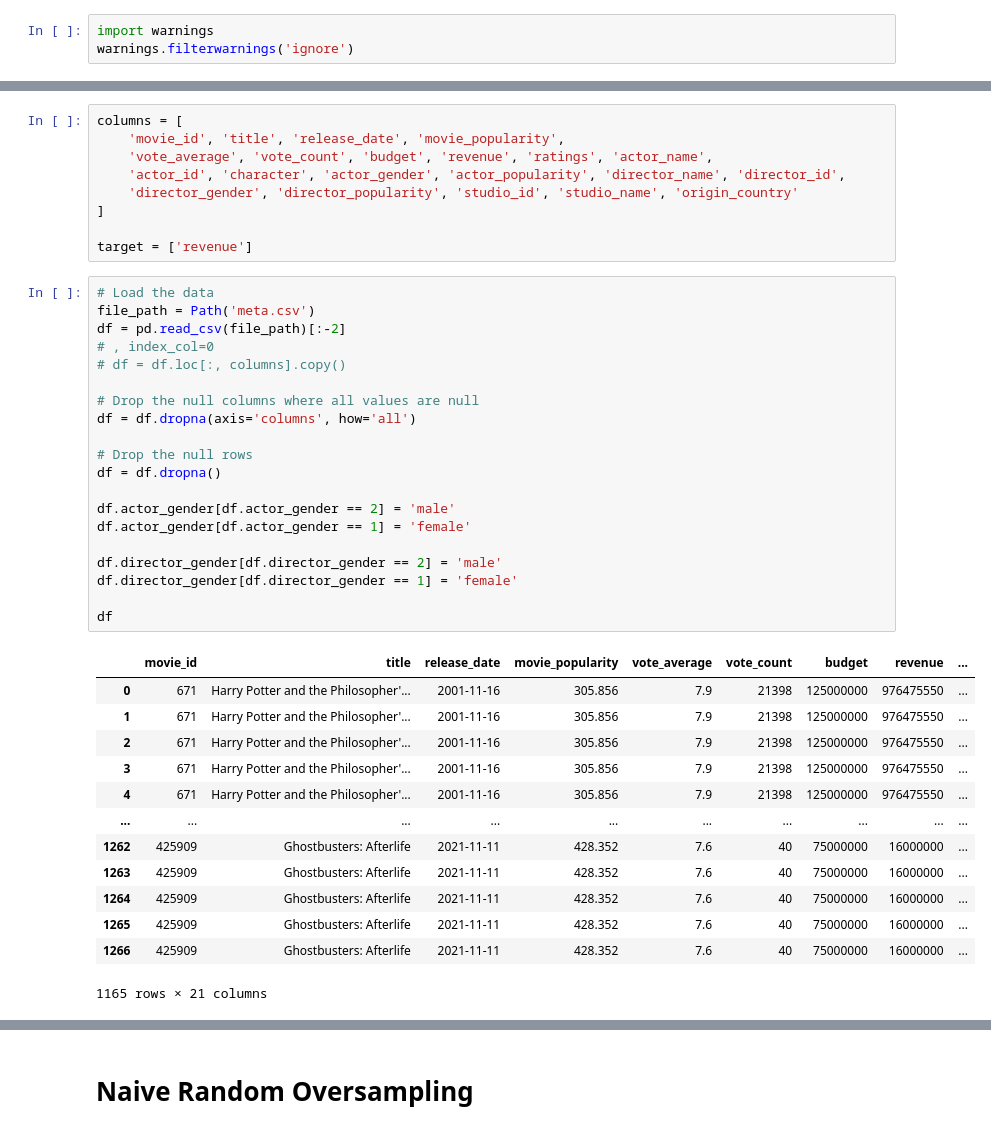
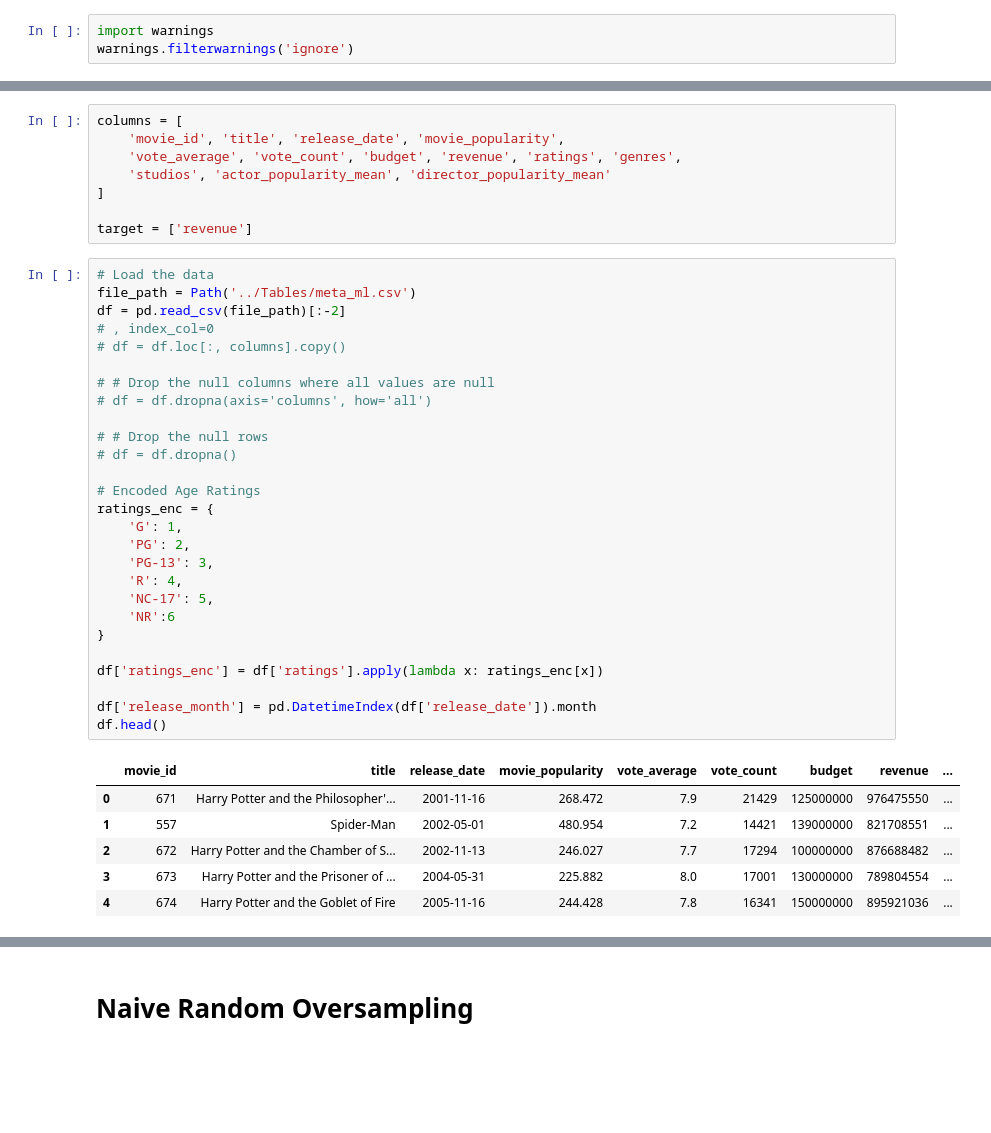
Before and after one commit to a-lau-gonza/The-Final-Project_F-PALS, a Jupyter notebook: Notebooks/resampling.ipynb, the cells around one changed output, grey strips where cells are left out. Saved outputs shown, nothing was run; the diff lists cells and outputs as text; blank space fills up the shorter version.

```diff
--- a/Notebooks/resampling.ipynb
+++ b/Notebooks/resampling.ipynb
@@ -13,43 +20,42 @@ from imblearn.metrics import classification_report_imbalanced
 # %%
 columns = [
     'movie_id', 'title', 'release_date', 'movie_popularity',
-    'vote_average', 'vote_count', 'budget', 'revenue', 'ratings', 'actor_name',
-    'actor_id', 'character', 'actor_gender', 'actor_popularity', 'director_name', 'director_id',
-    'director_gender', 'director_popularity', 'studio_id', 'studio_name', 'origin_country'
+    'vote_average', 'vote_count', 'budget', 'revenue', 'ratings', 'genres',
+    'studios', 'actor_popularity_mean', 'director_popularity_mean'
 ]
 
 target = ['revenue']
 # %%
 # Load the data
-file_path = Path('meta.csv')
+file_path = Path('../Tables/meta_ml.csv')
 df = pd.read_csv(file_path)[:-2]
 # , index_col=0
 # df = df.loc[:, columns].copy()
 
-# Drop the null columns where all values are null
-df = df.dropna(axis='columns', how='all')
+# # Drop the null columns where all values are null
+# df = df.dropna(axis='columns', how='all')
 
-# Drop the null rows
-df = df.dropna()
+# # Drop the null rows
+# df = df.dropna()
 
-df.actor_gender[df.actor_gender == 2] = 'male'
-df.actor_gender[df.actor_gender == 1] = 'female'
+# Encoded Age Ratings
+ratings_enc = {
+    'G': 1,
+    'PG': 2,
+    'PG-13': 3,
+    'R': 4,
+    'NC-17': 5,
+    'NR':6
+}
 
-df.director_gender[df.director_gender == 2] = 'male'
-df.director_gender[df.director_gender == 1] = 'female'
+df['ratings_enc'] = df['ratings'].apply(lambda x: ratings_enc[x])
 
-df
+df['release_month'] = pd.DatetimeIndex(df['release_date']).month
+df.head()
 # %% [output]
 |  | movie_id | title | release_date | movie_popularity | vote_average | vote_count | budget | revenue | ... |
-| 0 | 671 | Harry Potter and the Philosopher'... | 2001-11-16 | 305.856 | 7.9 | 21398 | 125000000 | 976475550 | ... |
-| 1 | 671 | Harry Potter and the Philosopher'... | 2001-11-16 | 305.856 | 7.9 | 21398 | 125000000 | 976475550 | ... |
-| 2 | 671 | Harry Potter and the Philosopher'... | 2001-11-16 | 305.856 | 7.9 | 21398 | 125000000 | 976475550 | ... |
-| 3 | 671 | Harry Potter and the Philosopher'... | 2001-11-16 | 305.856 | 7.9 | 21398 | 125000000 | 976475550 | ... |
-| 4 | 671 | Harry Potter and the Philosopher'... | 2001-11-16 | 305.856 | 7.9 | 21398 | 125000000 | 976475550 | ... |
-| ... | ... | ... | ... | ... | ... | ... | ... | ... | ... |
-| 1262 | 425909 | Ghostbusters: Afterlife | 2021-11-11 | 428.352 | 7.6 | 40 | 75000000 | 16000000 | ... |
-| 1263 | 425909 | Ghostbusters: Afterlife | 2021-11-11 | 428.352 | 7.6 | 40 | 75000000 | 16000000 | ... |
-| 1264 | 425909 | Ghostbusters: Afterlife | 2021-11-11 | 428.352 | 7.6 | 40 | 75000000 | 16000000 | ... |
-| 1265 | 425909 | Ghostbusters: Afterlife | 2021-11-11 | 428.352 | 7.6 | 40 | 75000000 | 16000000 | ... |
-| 1266 | 425909 | Ghostbusters: Afterlife | 2021-11-11 | 428.352 | 7.6 | 40 | 75000000 | 16000000 | ... |
+| 0 | 671 | Harry Potter and the Philosopher'... | 2001-11-16 | 268.472 | 7.9 | 21429 | 125000000 | 976475550 | ... |
+| 1 | 557 | Spider-Man | 2002-05-01 | 480.954 | 7.2 | 14421 | 139000000 | 821708551 | ... |
+| 2 | 672 | Harry Potter and the Chamber of S... | 2002-11-13 | 246.027 | 7.7 | 17294 | 100000000 | 876688482 | ... |
+| 3 | 673 | Harry Potter and the Prisoner of ... | 2004-05-31 | 225.882 | 8.0 | 17001 | 130000000 | 789804554 | ... |
+| 4 | 674 | Harry Potter and the Goblet of Fire | 2005-11-16 | 244.428 | 7.8 | 16341 | 150000000 | 895921036 | ... |
-1165 rows × 21 columns
```
Also changed, not shown: parts of 22 cells of this notebook, 1 other file.
